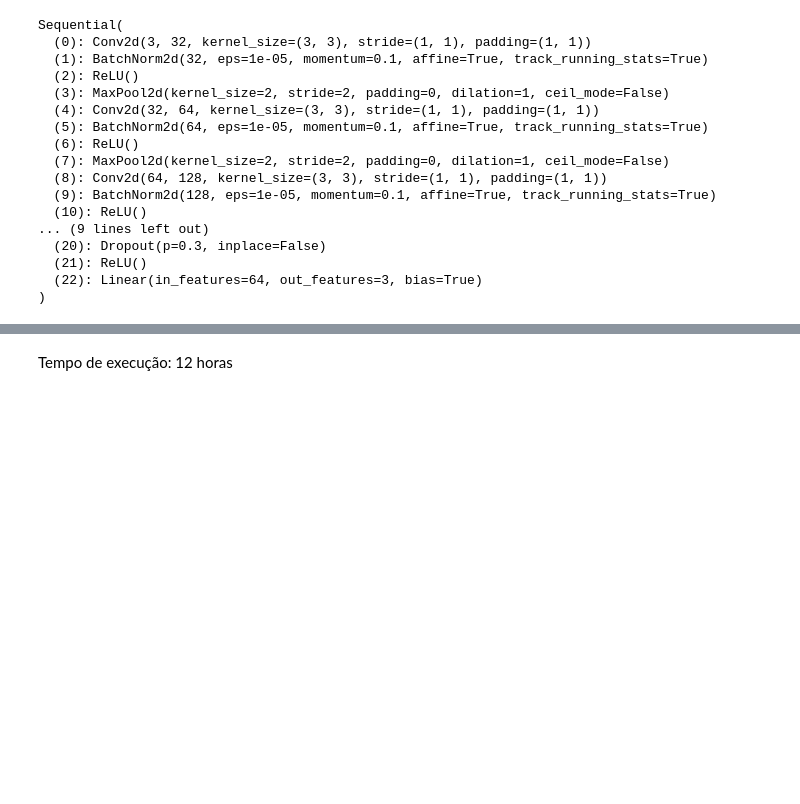
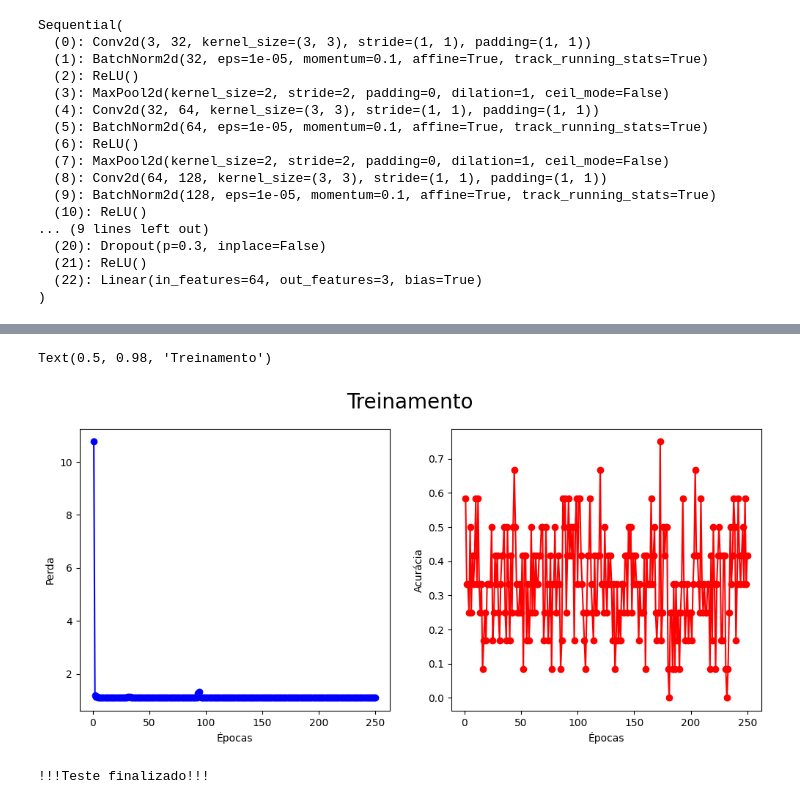
Before and after one commit to AlxDev-hub/Classificacao-KAN-DoencasPulmonares, a Jupyter notebook: teste2_cnn.ipynb, the cells around one changed output, grey strips where cells are left out. Drawn from its saved outputs; the diff is of its cells as text; code cells hidden in the pictures; blank space fills up the shorter version.

Commit message:
Dissertação final: 1000 / Full data aug

```diff
--- a/teste2_cnn.ipynb
+++ b/teste2_cnn.ipynb
@@ -24 +28,3 @@ dataset = datasets.ImageFolder('dataset_teste2', transform = transform_dataset)
+# %%
+dataset = datasets.ImageFolder(dataset_path, transform = transform_dataset)
 # %%
@@ -40,3 +51,11 @@ dataset.class_to_idx
+# %%
+train_size = int(0.7 * len(dataset))
+test_size = len(dataset) - train_size
+
+train_dataset, test_dataset = random_split(dataset, [train_size, test_size])
+# %%
+train_loader = DataLoader(train_dataset, batch_size=16, shuffle=True)
+test_loader = DataLoader(test_dataset, batch_size=16, shuffle=False)
 # %% [markdown]
 # <center>Implementação da arquitetura CNN</center>
 # %%
@@ -99,10 +118,7 @@ Sequential(
 )
 # %%
 num_epoch = 250
-learning_rate = 0.001
-k_folds = 10
-
+learning_rate = 0.01
 optimizer = optim.Adam(model.parameters(), lr=learning_rate)
 loss_fn = nn.CrossEntropyLoss()
-kf = KFold(n_splits=k_folds)
 # %%
@@ -189,2 +176,40 @@ Média Acc: 97.20%
-# %% [markdown]
-Tempo de execução: 12 horas
+# %%
+epochs = range(1, num_epoch + 1)
+
+plt.figure(figsize=(12, 5))
+
+plt.subplot(1, 2, 1)
+plt.plot(epochs, train_losses, 'bo-')
+plt.xlabel('Épocas')
+plt.ylabel('Perda')
+
+plt.subplot(1, 2, 2)
+plt.plot(epochs, train_acc, 'ro-')
+plt.xlabel('Épocas')
+plt.ylabel('Acurácia')
+
+plt.suptitle("Treinamento", fontsize = 20)
+# %% [output]
+Text(0.5, 0.98, 'Treinamento')
+[figure, added]
+# %%
+rot_array = []
+predt_array = []
+
+model.eval()
+
+with torch.no_grad():
+
+    for images, labels in test_loader:
+        images = images.to(device)
+        labels = labels.to(device)
+
+        outputs = model(images)
+        _, predicted = torch.max(outputs.data, 1)
+
+        rot_array.extend(labels.cpu().detach().numpy())
+        predt_array.extend(predicted.cpu().detach().numpy())
+
+print("!!!Teste finalizado!!!")
+# %% [output]
+!!!Teste finalizado!!!
```
Also changed, not shown: parts of 12 cells of this notebook.
